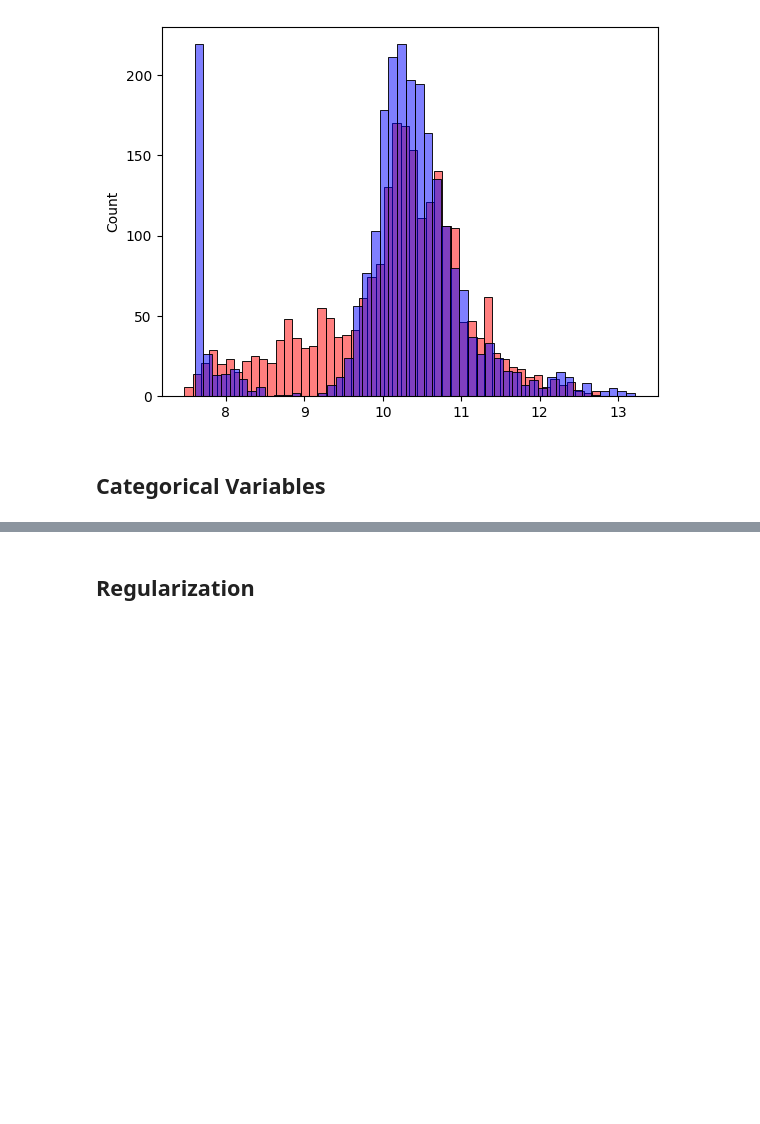
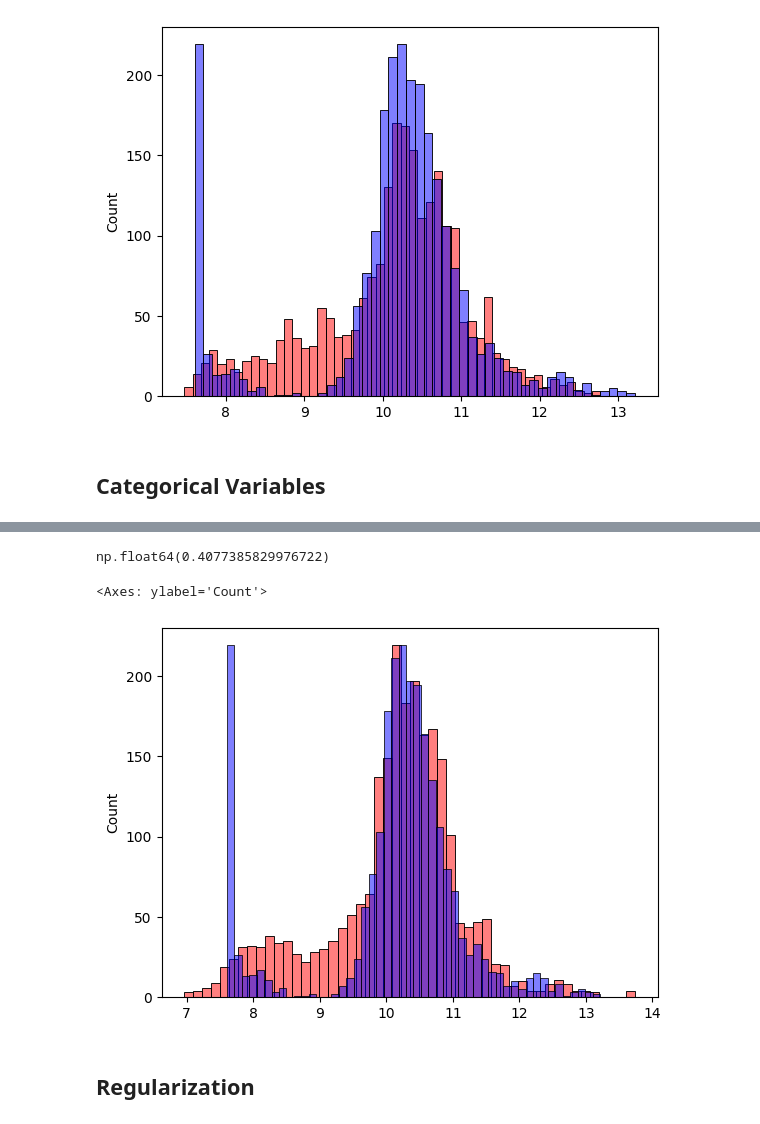
Before and after one commit to h-sutiwas/machine-learning-journey, a Jupyter notebook: 02-regression/lesson.ipynb, the cells around one changed output, grey strips where cells are left out. Saved outputs shown, nothing was run; the diff lists cells and outputs as text; code cells hidden in the pictures; blank space fills up the shorter version.

Commit message:
Update on the Categorical Variables Encoding section

```diff
--- a/02-regression/lesson.ipynb
+++ b/02-regression/lesson.ipynb
@@ -508,0 +533,6 @@ sns.histplot(y_val, color='blue', alpha=.5, bins=50)
+# %%
+categories = {}
+for variable in categorical_variables:
+    categories[variable] = list(df[variable].value_counts().index)
+
+categories
@@ -508,0 +579,3 @@ sns.histplot(y_val, color='blue', alpha=.5, bins=50)
+# %%
+X_train = prepareX(df_train)
+X_train
@@ -509,3 +590,36 @@ sns.histplot(y_val, color='blue', alpha=.5, bins=50)
+# %%
+def trainingLinearRegression_Pseudoinverse(X, y):
+    ones = np.ones(X.shape[0])
+    X = np.column_stack([ones, X])
+    XTX = X.T.dot(X)
+
+    try:
+        XTX_inv = np.linalg.inv(XTX)
+    except np.linalg.LinAlgError:
+        XTX_inv = np.linalg.pinv(XTX)
+
+    XTX.dot(XTX_inv).round(1)
+
+    w_full = XTX_inv.dot(X.T).dot(y)
+    w0 = w_full[0]
+    w_sub = w_full[1:]
+
+    return w0, w_sub
+# %%
+w0, w = trainingLinearRegression_Pseudoinverse(X_train, y_train)
+
+X_val = prepareX(df_val)
+y_pred = w0 + X_val.dot(w)
+
+RMSE(y_val, y_pred)
+# %% [output]
+np.float64(0.4077385829976722)
+# %%
+sns.histplot(y_pred, color='red', alpha=.5, bins=50)
+sns.histplot(y_val, color='blue', alpha=.5, bins=50)
+# %% [output]
+<Axes: ylabel='Count'>
+[figure, added]
 # %% [markdown]
 ## **Regularization**
 # %% [markdown]
```
Also changed, not shown: parts of 5 cells of this notebook.
